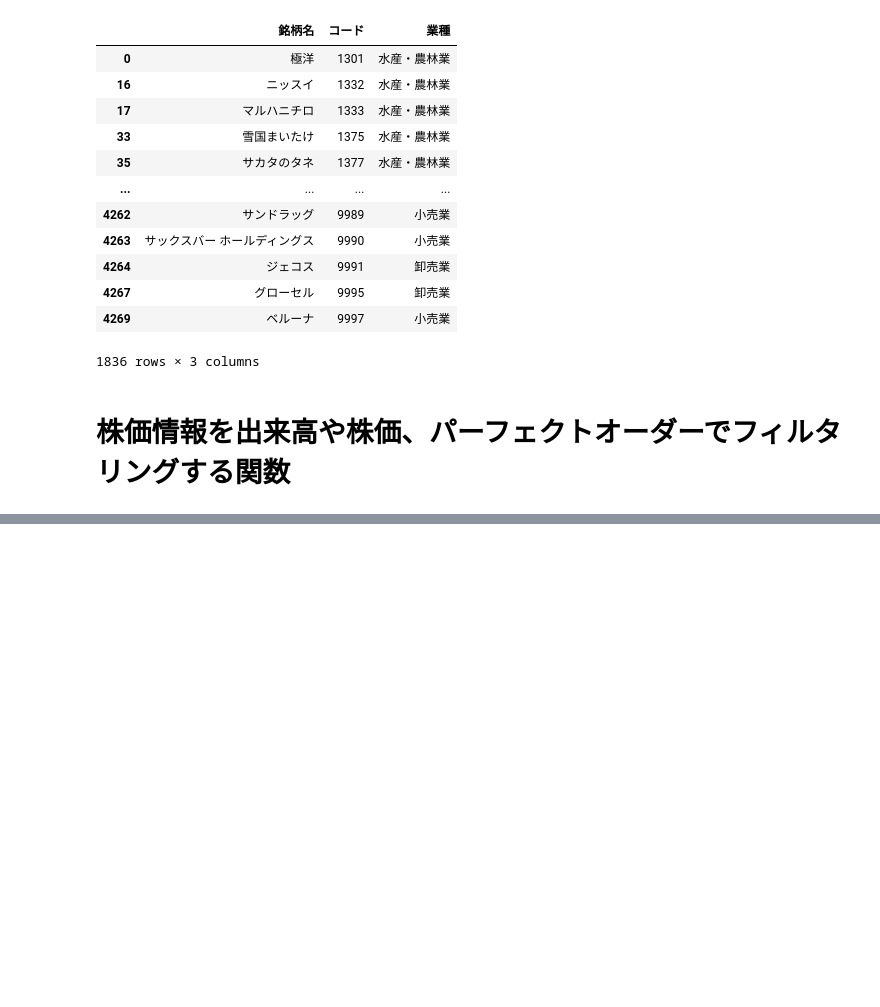
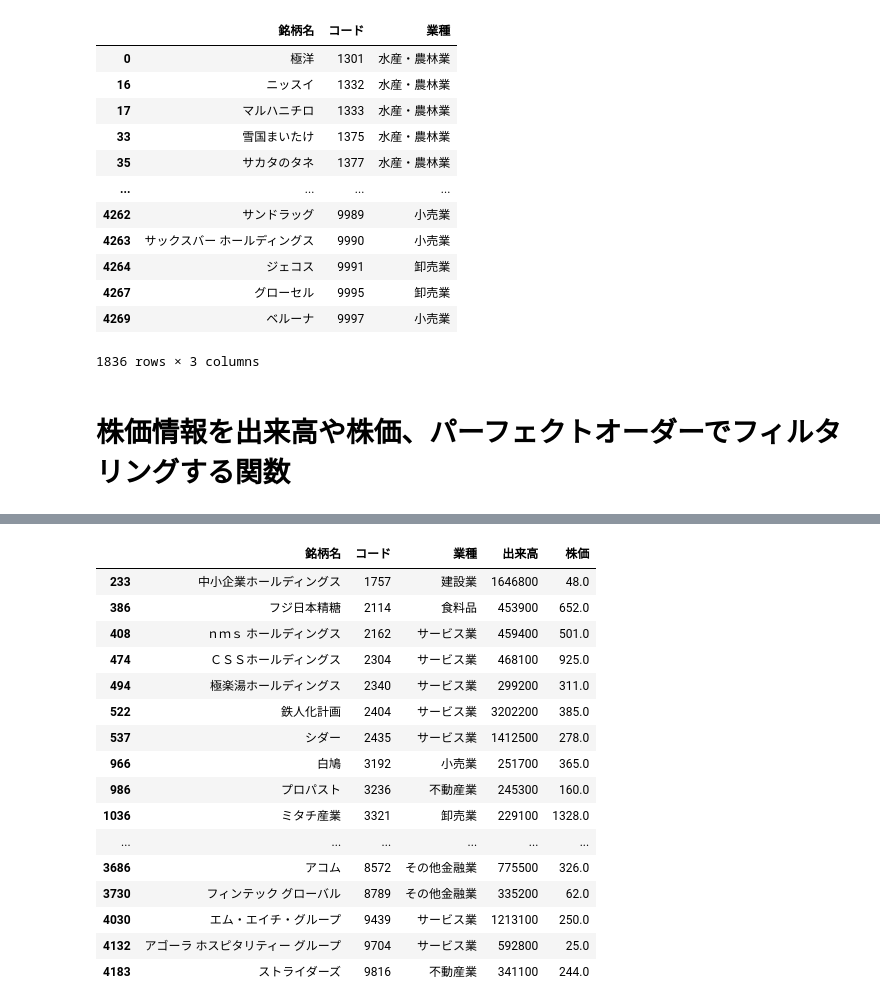
Before and after one commit to hirokimituya/stock-price-analysis, a Jupyter notebook: technical_analysis/銘柄選定関数.ipynb, the cells around one changed output, grey strips where cells are left out. Drawn from its saved outputs; the diff is of its cells as text; code cells hidden in the pictures; blank space fills up the shorter version.

```diff
--- a/technical_analysis/銘柄選定関数.ipynb
+++ b/technical_analysis/銘柄選定関数.ipynb
@@ -486,0 +525,4 @@ filtered_perfect_order_week_day_tse_prime
+# %%
+# 東証スタンダード市場の銘柄コードを取得
+tse_standard = get_ticker_tse('standard')
+tse_standard
@@ -486,0 +543,6 @@ filtered_perfect_order_week_day_tse_prime
+# %%
+# 東証スタンダードの銘柄コードを以下の条件に合致するもののみにフィルタリング
+# 出来高　... 20万株以上
+# 株価 ... 5000円以下
+filtered_tse_standard = filtered_ticker(tse_standard, min_volume=200000, max_price=5000)
+filtered_tse_standard
@@ -486,0 +569,22 @@ filtered_perfect_order_week_day_tse_prime
+# %%
+# 株価情報が上昇トレンドのパーフェクトオーダー（週足）かどうかの判断
+filtered_perfect_order_week_tse_standard = filtered_ticker(filtered_tse_standard, perfect_order={'mas': [5, 20, 60], 'period_type': 'W'})
+filtered_perfect_order_week_tse_standard
+# %% [output]
+|  | 銘柄名 | コード | 業種 | 出来高 | 株価 |
+| 233 | 中小企業ホールディングス | 1757 | 建設業 | 1646800 | 48.0 |
+| 386 | フジ日本精糖 | 2114 | 食料品 | 453900 | 652.0 |
+| 408 | ｎｍｓ ホールディングス | 2162 | サービス業 | 459400 | 501.0 |
+| 474 | ＣＳＳホールディングス | 2304 | サービス業 | 468100 | 925.0 |
+| 494 | 極楽湯ホールディングス | 2340 | サービス業 | 299200 | 311.0 |
+| 522 | 鉄人化計画 | 2404 | サービス業 | 3202200 | 385.0 |
+| 537 | シダー | 2435 | サービス業 | 1412500 | 278.0 |
+| 966 | 白鳩 | 3192 | 小売業 | 251700 | 365.0 |
+| 986 | プロパスト | 3236 | 不動産業 | 245300 | 160.0 |
+| 1036 | ミタチ産業 | 3321 | 卸売業 | 229100 | 1328.0 |
+| ... | ... | ... | ... | ... | ... |
+| 3686 | アコム | 8572 | その他金融業 | 775500 | 326.0 |
+| 3730 | フィンテック グローバル | 8789 | その他金融業 | 335200 | 62.0 |
+| 4030 | エム・エイチ・グループ | 9439 | サービス業 | 1213100 | 250.0 |
+| 4132 | アゴーラ ホスピタリティー グループ | 9704 | サービス業 | 592800 | 25.0 |
+| 4183 | ストライダーズ | 9816 | 不動産業 | 341100 | 244.0 |
```
Also changed, not shown: parts of 20 cells of this notebook.
